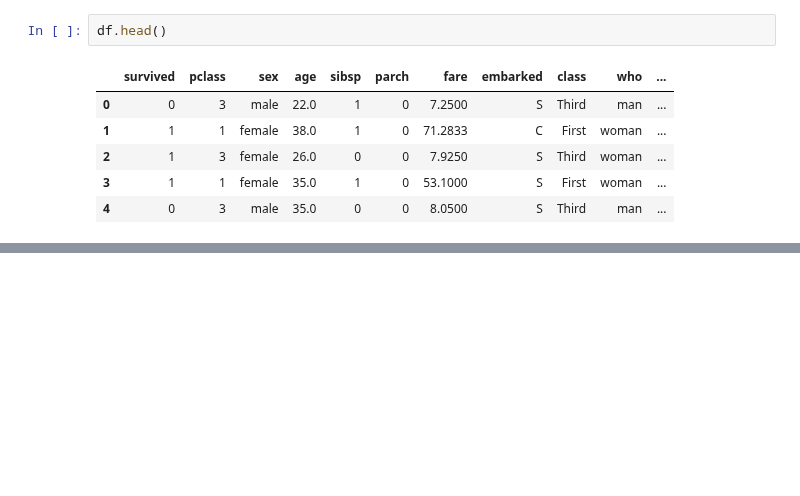
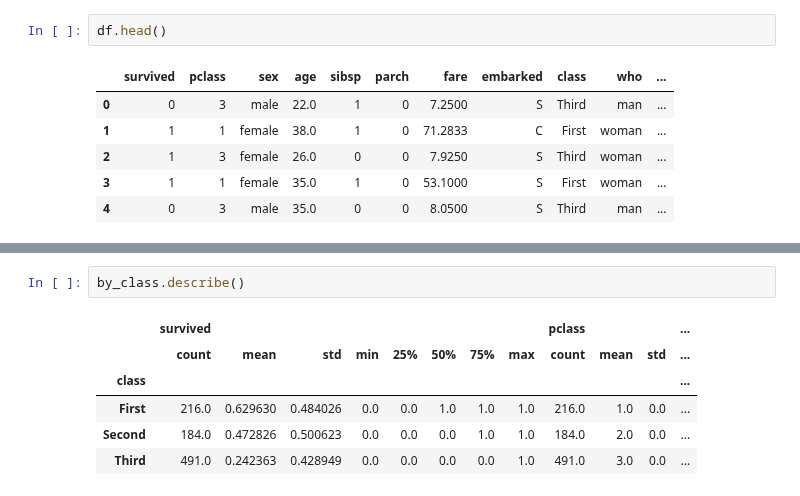
Before and after one commit to 951237/TIL, a Jupyter notebook: TIL_from_191115.ipynb, the cells around one changed output, grey strips where cells are left out. Cells and saved outputs as stored; diff of their text form; blank space fills up the shorter version.

```diff
--- a/TIL_from_191115.ipynb
+++ b/TIL_from_191115.ipynb
@@ -998,0 +969,9 @@ Categories (3, object): [First, Second, Third]
+# %%
+by_class.describe()
+# %% [output]
+|  | survived |  |  |  |  |  |  |  | pclass |  |  | ... |
+|  | count | mean | std | min | 25% | 50% | 75% | max | count | mean | std | ... |
+| class |  |  |  |  |  |  |  |  |  |  |  | ... |
+| First | 216.0 | 0.629630 | 0.484026 | 0.0 | 0.0 | 1.0 | 1.0 | 1.0 | 216.0 | 1.0 | 0.0 | ... |
+| Second | 184.0 | 0.472826 | 0.500623 | 0.0 | 0.0 | 0.0 | 1.0 | 1.0 | 184.0 | 2.0 | 0.0 | ... |
+| Third | 491.0 | 0.242363 | 0.428949 | 0.0 | 0.0 | 0.0 | 0.0 | 1.0 | 491.0 | 3.0 | 0.0 | ... |
```
Also changed, not shown: parts of 26 cells of this notebook.
